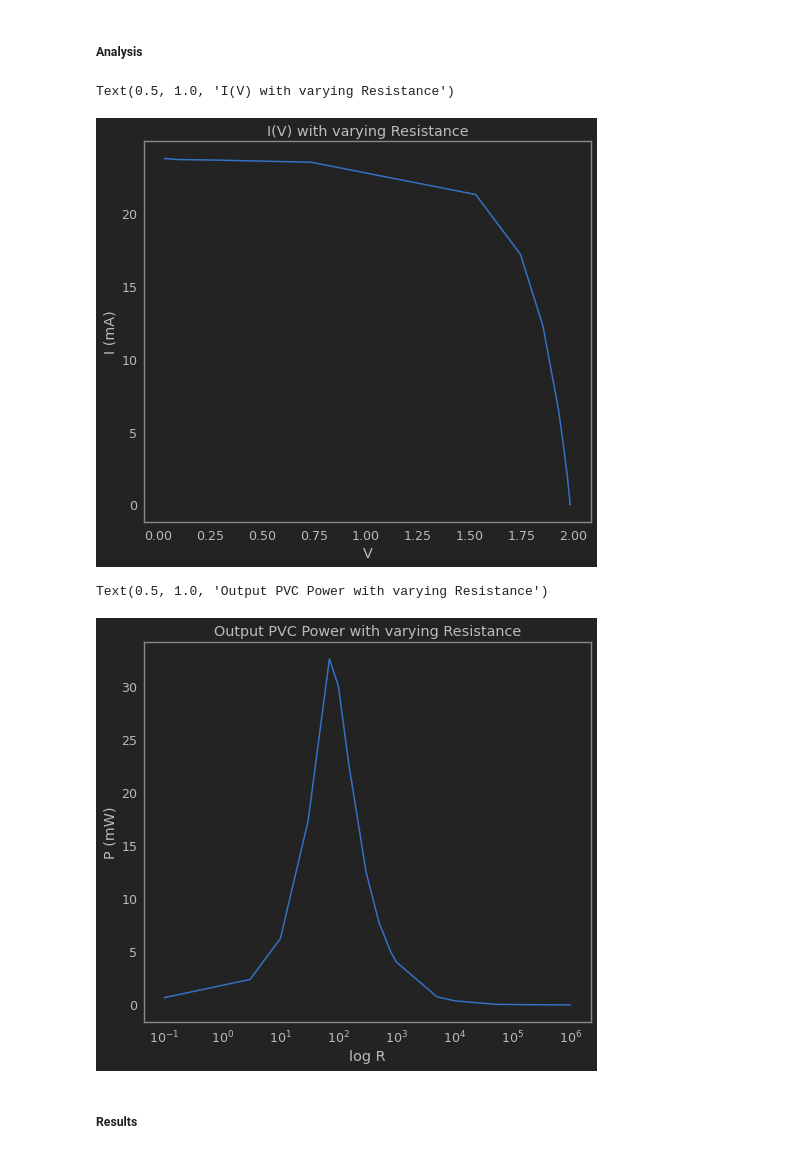
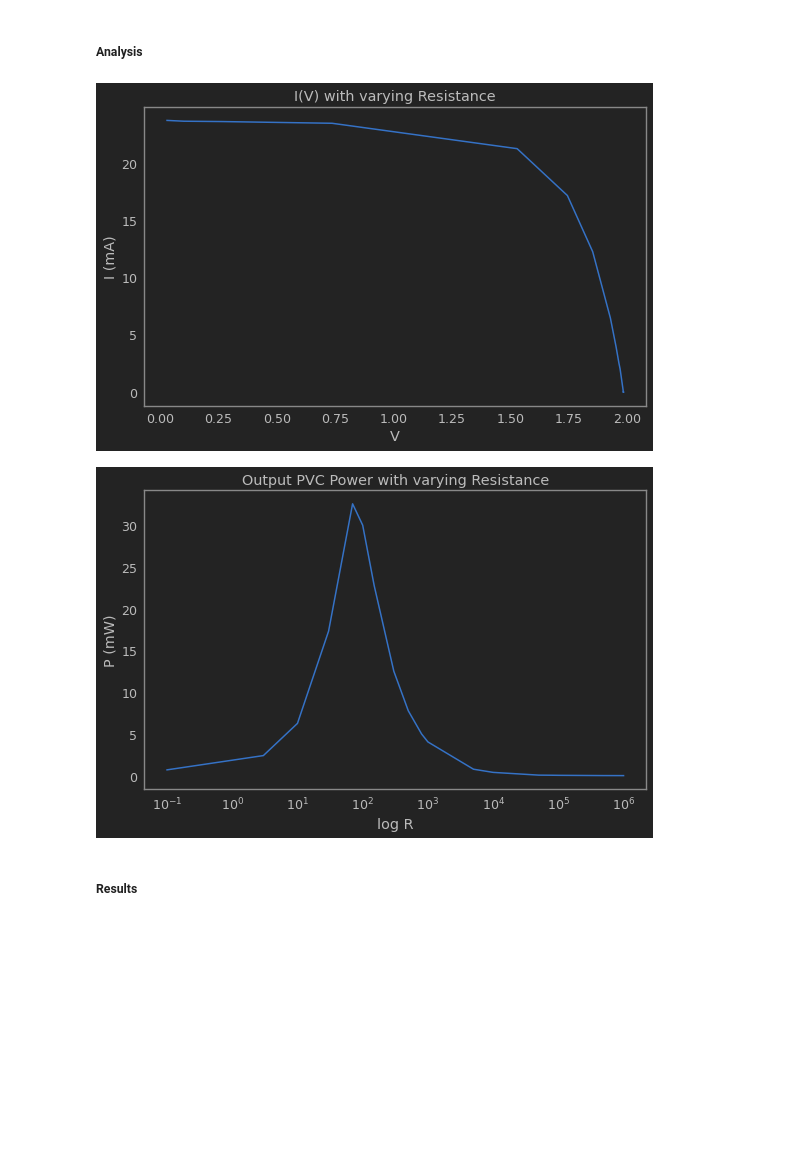
Before and after one commit to trevorm4x/APL-fuel-first, a Jupyter notebook: Lab/Lab1/APL_1_cell.ipynb, the cells around one changed output. Saved outputs shown, nothing was run; the diff lists cells and outputs as text; code cells hidden in the pictures; blank space fills up the shorter version.

```diff
--- a/Lab/Lab1/APL_1_cell.ipynb
+++ b/Lab/Lab1/APL_1_cell.ipynb
@@ -95,22 +95,26 @@ pv
 # %% [markdown]
 ##### Analysis
 # %%
+plt.figure(figsize = (9, 5.5))
 plt.plot(pv.V, pv.C)
 plt.xlabel('V')
 plt.ylabel('I (mA)')
 plt.title('I(V) with varying Resistance')
+plt.savefig("../Images/l1_a_1.png")
+plt.show()
 # %% [output]
-Text(0.5, 1.0, 'I(V) with varying Resistance')
-[figure, old version]
+[figure, new version]
 # %%
+plt.figure(figsize = (9, 5.5))
 plt.plot(pv.R, pv.V*pv.C)
 plt.xscale('log')
 plt.xlabel('log R')
 plt.ylabel('P (mW)')
 plt.title('Output PVC Power with varying Resistance')
+plt.savefig("../Images/l1_a_2.png")
+plt.show()
 # %% [output]
-Text(0.5, 1.0, 'Output PVC Power with varying Resistance')
-[figure, old version]
+[figure, new version]
 # %% [markdown]
 ##### Results
 # %%
```
Also changed, not shown: parts of 3 cells of this notebook, 8 other files.
